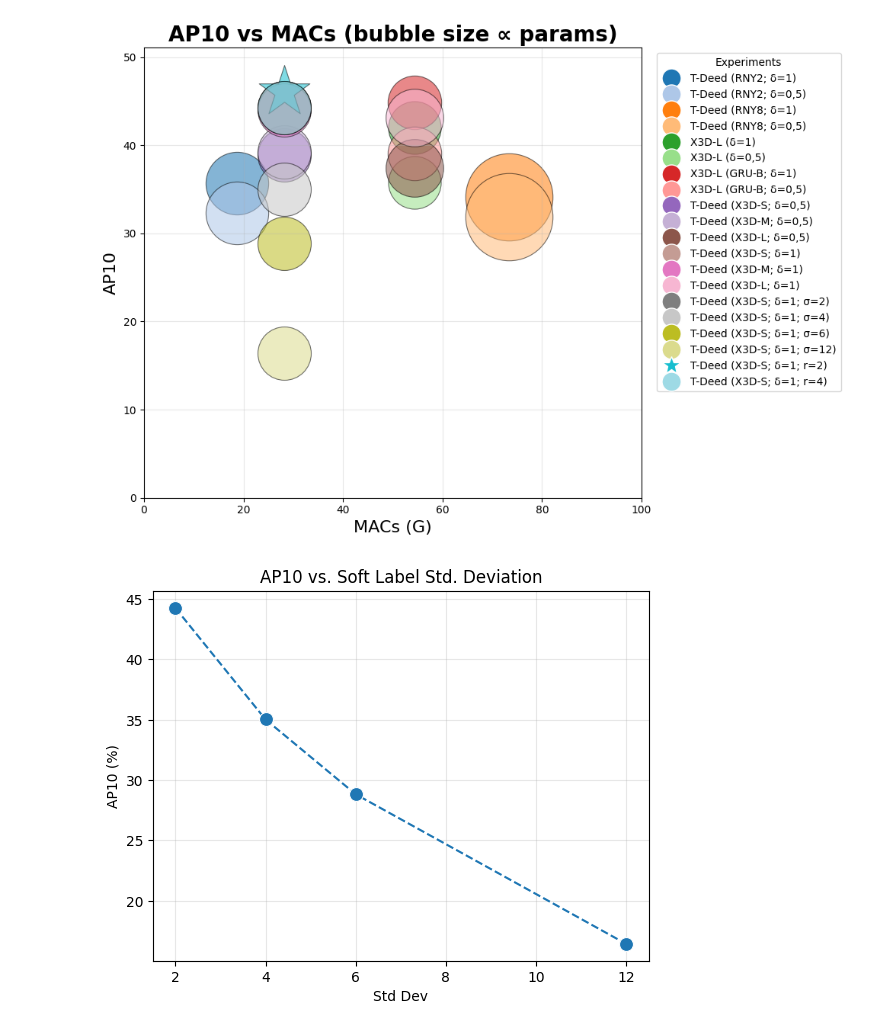
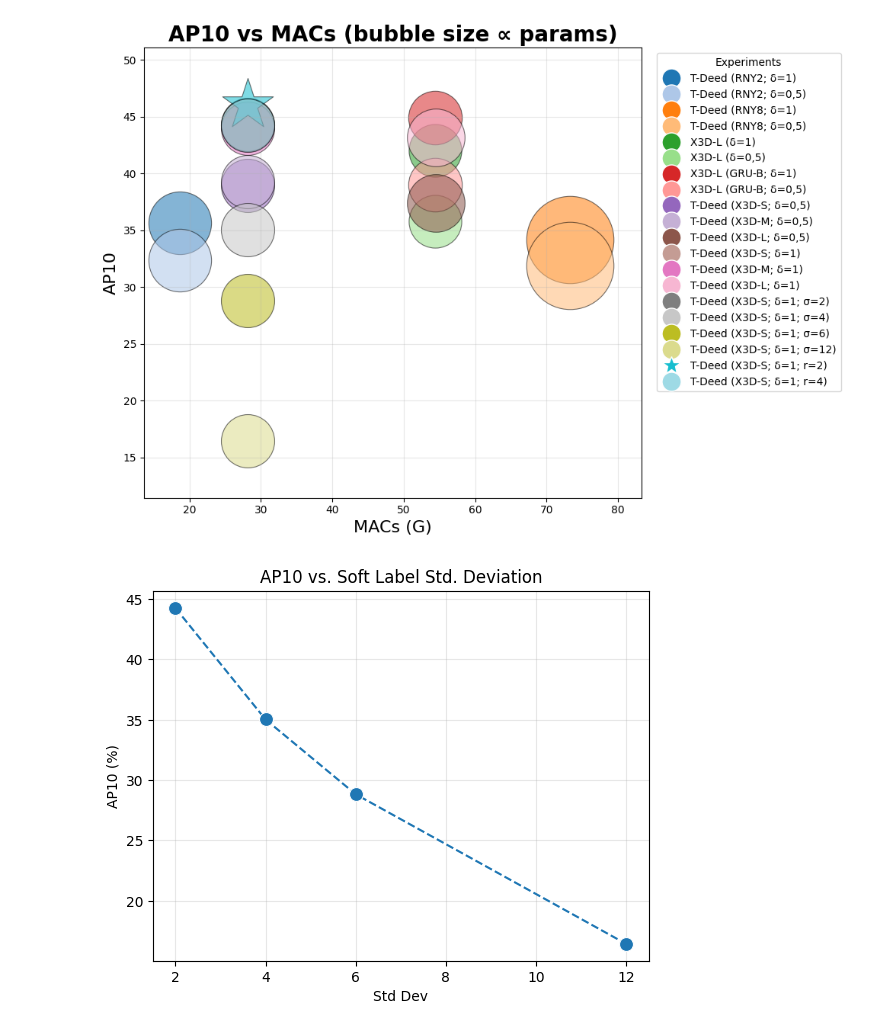
Before and after one commit to mcv-m6-video/mcv-c6-2026-team2, a Jupyter notebook: Week7/notebooks/plots.ipynb, the cells around one changed output. Drawn from its saved outputs; the diff is of its cells as text; code cells hidden in the pictures.

Commit message:
Qualitative videos stop only on gt. More compact bubble plot. Added model script from last week (w6 x3d m + gru).

```diff
--- a/Week7/notebooks/plots.ipynb
+++ b/Week7/notebooks/plots.ipynb
@@ -63,8 +63,9 @@ plt.xlabel("MACs (G)", fontsize=16)
 plt.ylabel("AP10", fontsize=16)
 plt.title("AP10 vs MACs (bubble size ∝ params)", fontsize=20, fontweight='bold')
 
-plt.xlim(0, 100)
-plt.ylim(0, max(df_sel["AP10"]) + 5)
+# plt.xlim(0, 100)
+plt.xlim(min(df_sel["MACs"]) - 5, max(df_sel["MACs"]) + 10)
+plt.ylim(min(df_sel["AP10"]) - 5, max(df_sel["AP10"]) + 5)
 
 plt.grid(True, alpha=0.3)
 
@@ -77,34 +78,34 @@ for i, row in df_sel.iterrows():
                 [0], [0],
                 marker='*',
                 color='w',
                 label=f'{row["Experiment"]}',
                 markerfacecolor=colors[i],
                 markersize=18
             )
         )
     else:
         legend_elements.append(
             Line2D(
                 [0], [0],
                 marker='o',
                 color='w',
                 label=f'{row["Experiment"]}',
                 markerfacecolor=colors[i],
                 markersize=18
             )
         )
 
 plt.legend(
     handles=legend_elements,
     title="Experiments",
     bbox_to_anchor=(1.02, 1),
     loc="upper left"
 )
 
 plt.tight_layout()
 plt.show()
 # %% [output]
-[figure, old version]
+[figure, new version]
 # %%
 # Soft Label BarPlot
 import seaborn as sns
```
Also changed, not shown: 2 other files.
